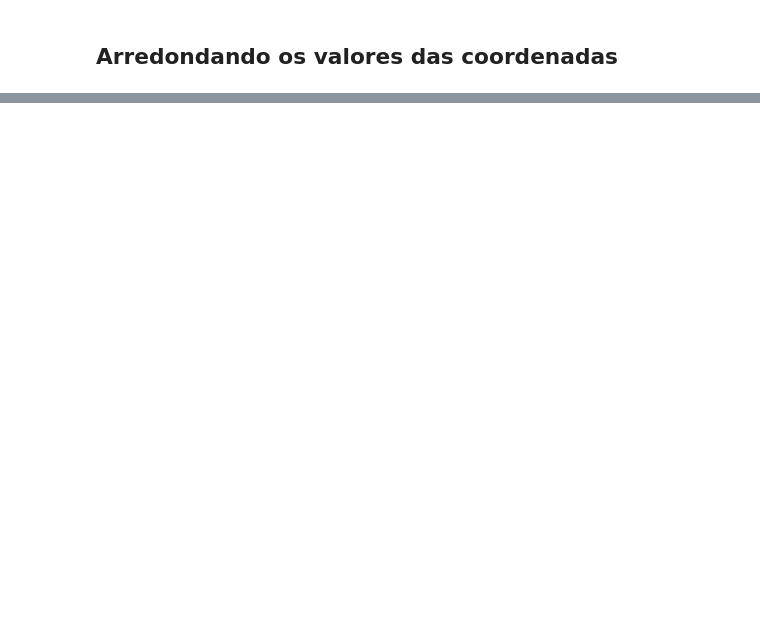
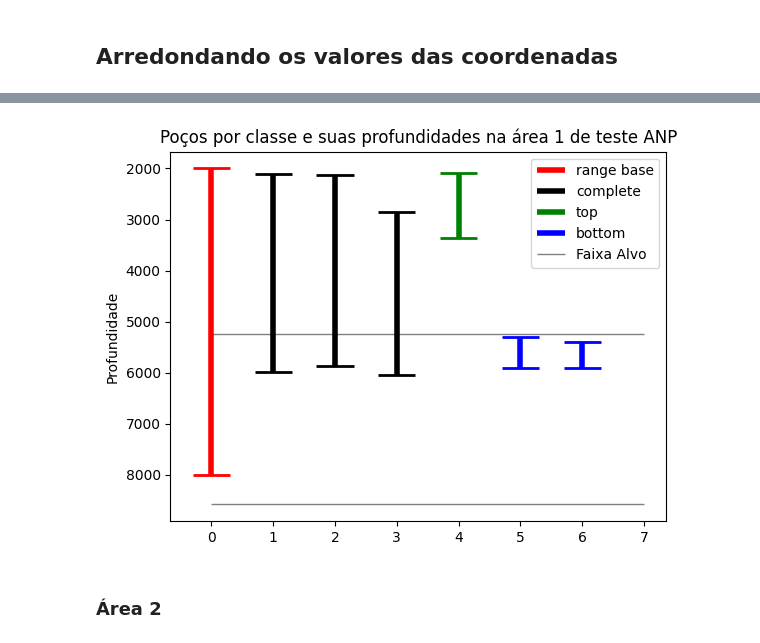
Before and after one commit to georgeteodoro/petroiageo, a Jupyter notebook: src/exploration/notebooks/Viz/ANP/Area_Teste_1/wells_viz.ipynb, the cells around one changed output, grey strips where cells are left out. Drawn from its saved outputs; the diff is of its cells as text; code cells hidden in the pictures; blank space fills up the shorter version.

```diff
--- a/src/exploration/notebooks/Viz/ANP/Area_Teste_1/wells_viz.ipynb
+++ b/src/exploration/notebooks/Viz/ANP/Area_Teste_1/wells_viz.ipynb
@@ -312,0 +408,5 @@ full_wells_info.to_csv(target_file)
+# %%
+def select_wells_in_area(wells_df:pd.DataFrame, min_x:int, max_x:int, min_y:int, max_y:int) -> pd.DataFrame:
+    return full_wells_info[full_wells_info['y_coord'].isin(range(min_y, max_y)) & full_wells_info['x_coord'].isin(range(min_x, max_x))]
+# %%
+area_1_wells = select_wells_in_area(full_wells_info, **area_1_limits)
@@ -312,0 +423,19 @@ full_wells_info.to_csv(target_file)
+# %%
+def plot_area_wells(wells_df:pd.DataFrame, area_num:int|str, save_img:bool=True):
+    num_wells = len(wells_df)
+    plot_wells_y_limits_by_class(wells_df, color_dict, target_col='type')
+    plot_horizontal_line(0, num_wells+1, 5246, label='Faixa Alvo')
+    plot_horizontal_line(0, num_wells+1, 8583)
+    plt.gca().invert_yaxis()
+    plt.ylabel('Profundidade')
+    plt.title(f"Poços por classe e suas profundidades na área {area_num} de teste ANP")
+    plt.legend()
+    if save_img:
+        plt.savefig(f"pocos_limites_z_area_{area_num}.png")
+    plt.show()
+# %%
+plot_area_wells(area_1_wells, 1, save_img=True)
+# %% [output]
+[figure, added]
+# %% [markdown]
+### Área 2
```
Also changed, not shown: parts of 22 cells of this notebook, 6 other files.
